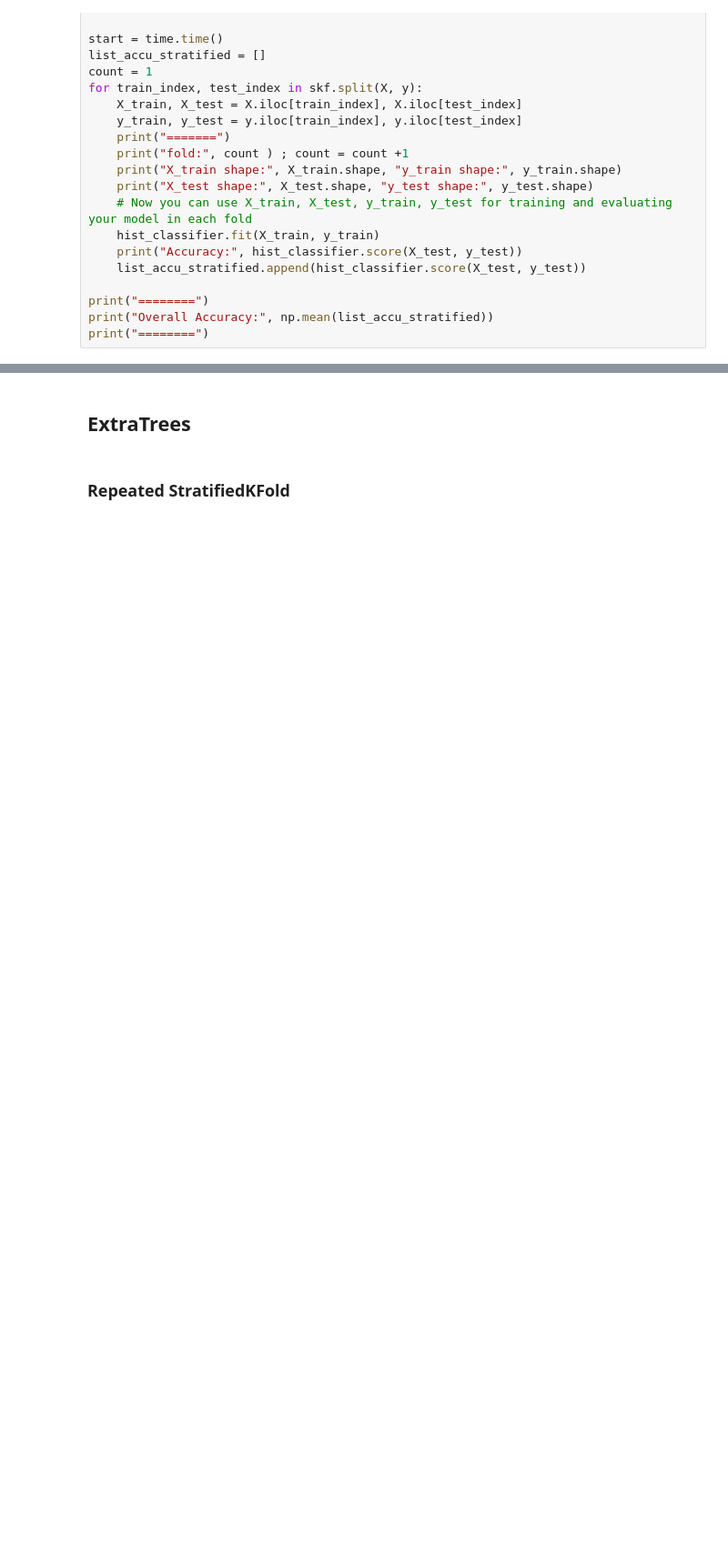
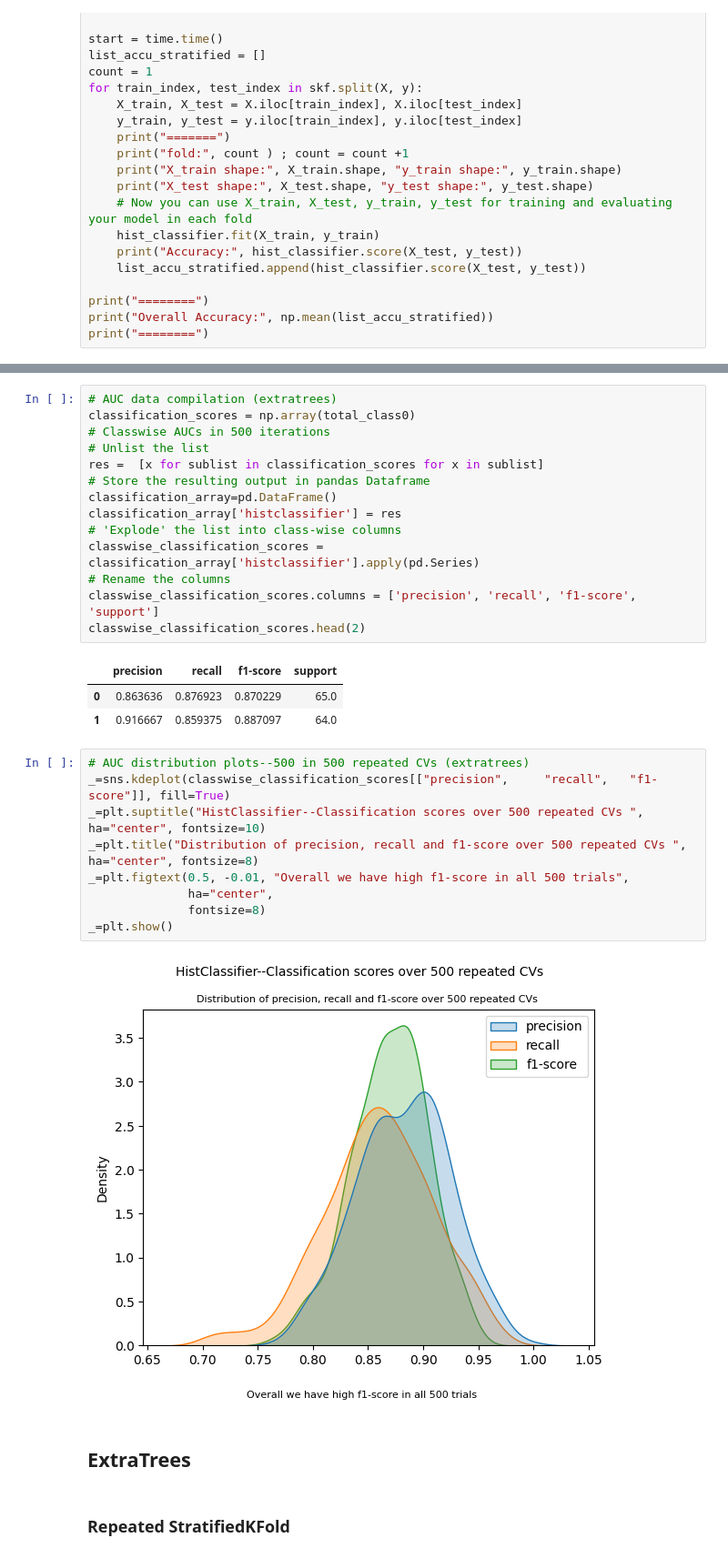
Before and after one commit to harnalashok/classification, a Jupyter notebook: airways.ipynb, the cells around one changed output, grey strips where cells are left out. Shown at 91% size. Drawn from its saved outputs; the diff is of its cells as text; blank space fills up the shorter version.

```diff
--- a/airways.ipynb
+++ b/airways.ipynb
@@ -962,3 +1148,32 @@ print("========")
+# %%
+# AUC data compilation (extratrees)
+classification_scores = np.array(total_class0)
+# Classwise AUCs in 500 iterations
+# Unlist the list
+res =  [x for sublist in classification_scores for x in sublist]
+# Store the resulting output in pandas Dataframe
+classification_array=pd.DataFrame()
+classification_array['histclassifier'] = res
+# 'Explode' the list into class-wise columns
+classwise_classification_scores = classification_array['histclassifier'].apply(pd.Series)
+# Rename the columns
+classwise_classification_scores.columns = ['precision', 'recall', 'f1-score', 'support']
+classwise_classification_scores.head(2)
+# %% [output]
+|  | precision | recall | f1-score | support |
+| 0 | 0.863636 | 0.876923 | 0.870229 | 65.0 |
+| 1 | 0.916667 | 0.859375 | 0.887097 | 64.0 |
+# %%
+# AUC distribution plots--500 in 500 repeated CVs (extratrees)
+_=sns.kdeplot(classwise_classification_scores[["precision", 	"recall", 	"f1-score"]], fill=True)
+_=plt.suptitle("HistClassifier--Classification scores over 500 repeated CVs ", ha="center", fontsize=10)
+_=plt.title("Distribution of precision, recall and f1-score over 500 repeated CVs ", ha="center", fontsize=8)
+_=plt.figtext(0.5, -0.01, "Overall we have high f1-score in all 500 trials",
+              ha="center",
+              fontsize=8)
+_=plt.show()
+# %% [output]
+[figure, added]
 # %% [markdown]
 ## ExtraTrees
 # %% [markdown]
```
Also changed, not shown: parts of 13 cells of this notebook.
